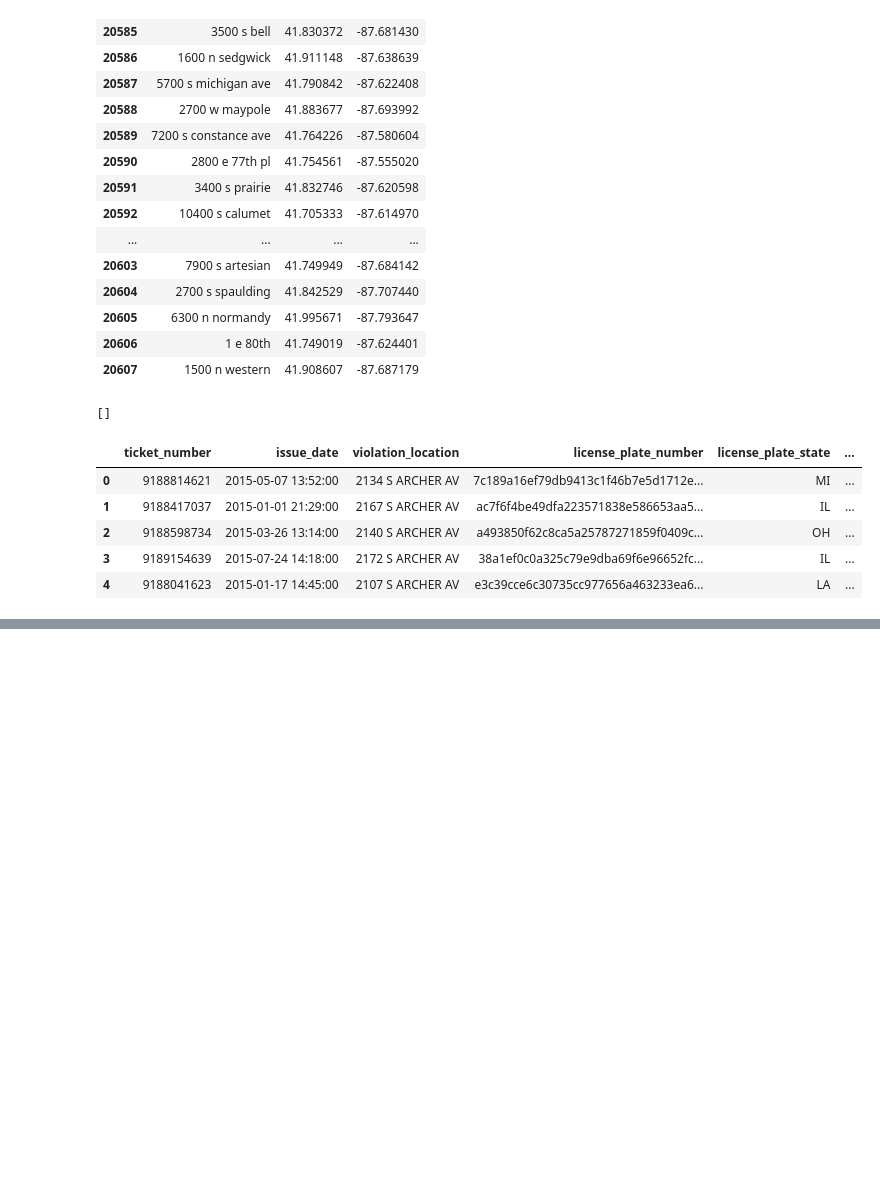
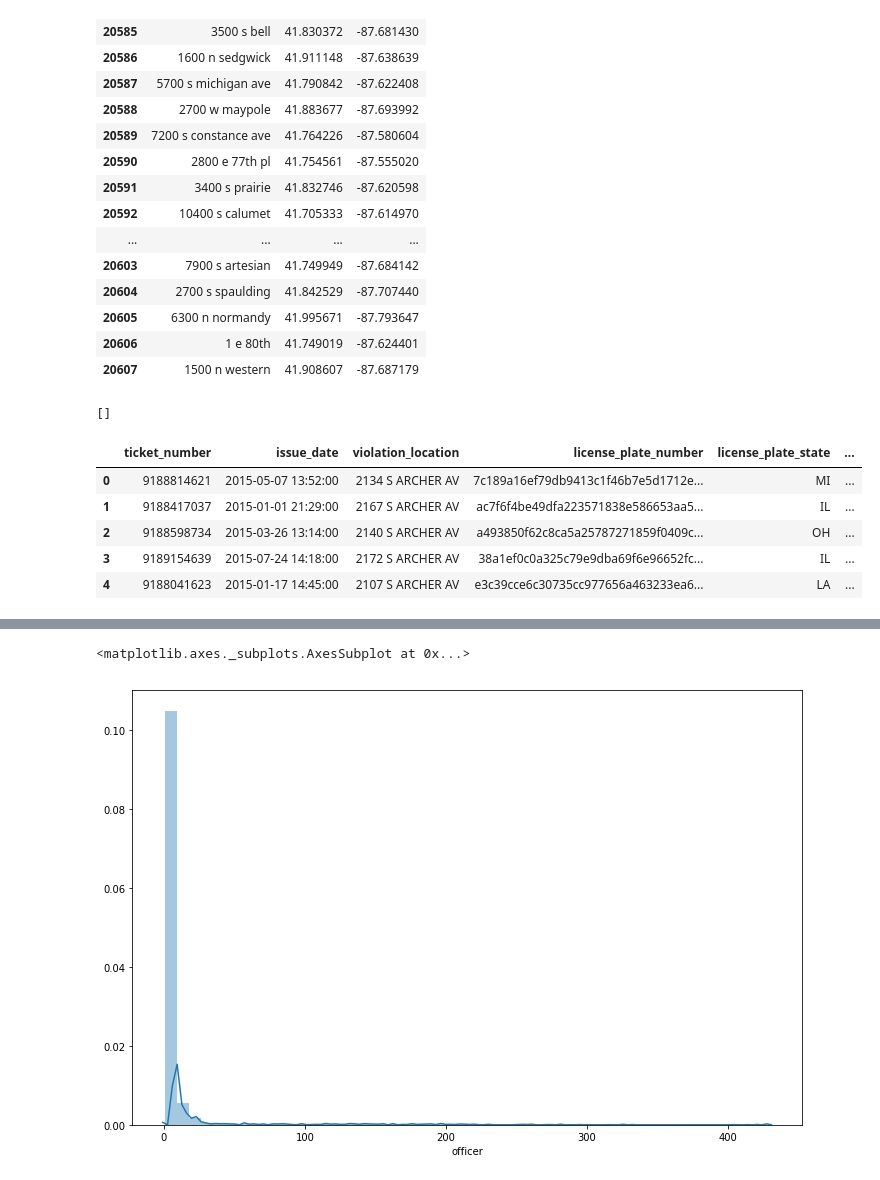
Before and after one commit to propublica/il-tickets-notebooks, a Jupyter notebook: Geocoding_experiments.ipynb, the cells around one changed output, grey strips where cells are left out. Saved outputs shown, nothing was run; the diff lists cells and outputs as text; code cells hidden in the pictures; blank space fills up the shorter version.

```diff
--- a/Geocoding_experiments.ipynb
+++ b/Geocoding_experiments.ipynb
@@ -216,0 +262,6 @@ geocoded_df.head()
+# %%
+fig, ax = plt.subplots(figsize=(12,8))
+sns.distplot(df['officer'].value_counts(), ax=ax)
+# %% [output]
+<matplotlib.axes._subplots.AxesSubplot at 0x...>
+[figure, added]
```
Also changed, not shown: parts of 26 cells of this notebook, 10 other files.
